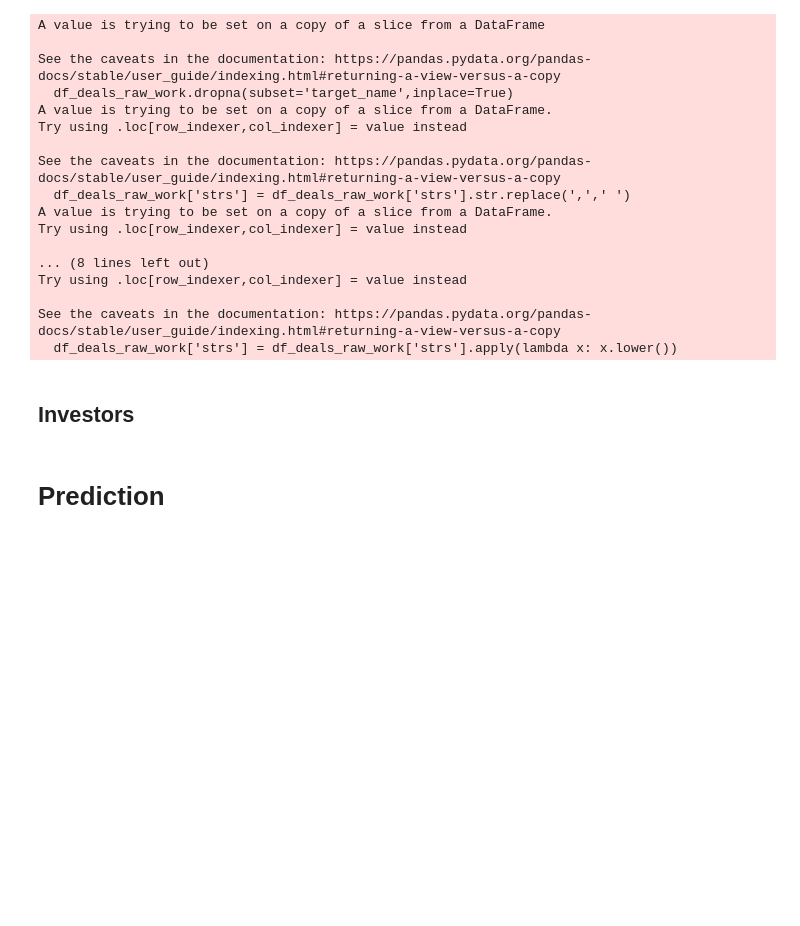
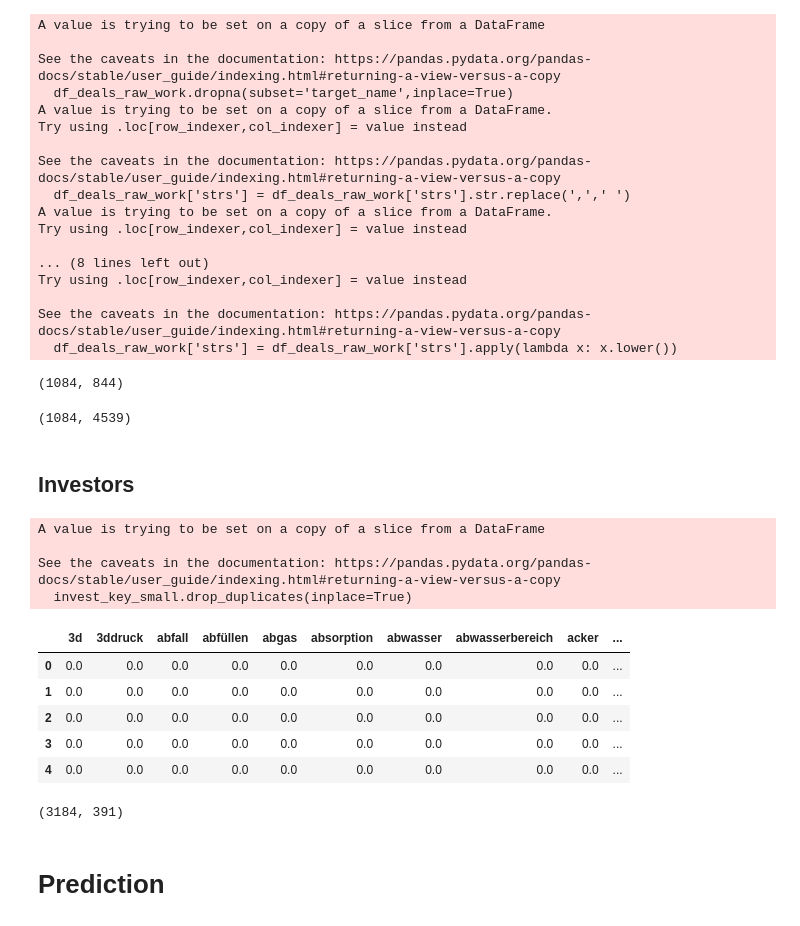
Before and after one commit to michabrz/DealMatch, a Jupyter notebook: notebooks/Unsupervised_model.ipynb, the cells around one changed output. Cells and saved outputs as stored; diff of their text form; code cells hidden in the pictures; blank space fills up the shorter version.

Commit message:
working pca & clean target

```diff
--- a/notebooks/Unsupervised_model.ipynb
+++ b/notebooks/Unsupervised_model.ipynb
@@ -126,3 +129,11 @@ Try using .loc[row_indexer,col_indexer] = value instead
 
 See the caveats in the documentation: https://pandas.pydata.org/pandas-docs/stable/user_guide/indexing.html#returning-a-view-versus-a-copy
   df_deals_raw_work['strs'] = df_deals_raw_work['strs'].apply(lambda x: x.lower())
+# %%
+df_tf_target_pca.shape
+# %% [output]
+(1084, 844)
+# %%
+df_tf_target_4pca.shape
+# %% [output]
+(1084, 4539)
@@ -131,8 +144,8 @@ See the caveats in the documentation: https://pandas.pydata.org/pandas-docs/stab
 # %%
 invest_key['name_de'] = invest_key['name_de'].replace(dict(zip(key_match.name_de,key_match.new_keyword)))
 invest_key_small = invest_key[['name','name_de']]
+invest_key_small.drop_duplicates(inplace=True)
 invest_key_concat = invest_key_small.astype(str).groupby('name').agg({'name_de':', '.join})
-
 invest_key_concat1 = invest_key_concat['name_de'].str.replace('nan','').reset_index()
 invest_key_concat1['name_de'] = invest_key_concat1['name_de'].apply(remove_punctuations)
 invest_key_concat1['name_de'].replace(r'^\s*$',np.nan,regex=True,inplace=True)
@@ -152,16 +165,37 @@ df_tf_key = pd.concat([invest_key_concat1, df_wrds_tf_key], axis=1)
 df_tf_key.drop('name_de', axis=1, inplace=True)
 df_tf_key_4pca = df_tf_key.drop('name',axis=1)
 
-pca_tf_key = PCA()
-df_tf_key_pca = pca_tf_key.fit_transform(df_tf_key_4pca)
-total_explained_variance = pca_tf_key.explained_variance_ratio_.cumsum()
-n_over_95 = len(total_explained_variance[total_explained_variance>=.95])
-n_to_reach_95 = df_tf_key_pca.shape[1] - n_over_95
-pca_tf_key = PCA(n_components=n_to_reach_95)
+# pca_tf_key = PCA()
+# df_tf_key_pca = pca_tf_key.fit_transform(df_tf_key_4pca)
+# total_explained_variance = pca_tf_key.explained_variance_ratio_.cumsum()
+# n_over_95 = len(total_explained_variance[total_explained_variance>=.95])
+# n_to_reach_95 = df_tf_key_pca.shape[1] - n_over_95
+# pca_tf_key = PCA(n_components=n_to_reach_95)
+# df_tf_key_pca = pca_tf_key.fit_transform(df_tf_key_4pca)
+
+pca_tf_key = PCA(0.95)
 df_tf_key_pca = pca_tf_key.fit_transform(df_tf_key_4pca)
 
 qty_of_nn = 5
 nn_key_tf_pca = NearestNeighbors(n_neighbors=qty_of_nn).fit(df_tf_key_pca)
+# %% [output]
+A value is trying to be set on a copy of a slice from a DataFrame
+
+See the caveats in the documentation: https://pandas.pydata.org/pandas-docs/stable/user_guide/indexing.html#returning-a-view-versus-a-copy
+  invest_key_small.drop_duplicates(inplace=True)
+# %%
+df_tf_key_4pca.head()
+# %% [output]
+|  | 3d | 3ddruck | abfall | abfüllen | abgas | absorption | abwasser | abwasserbereich | acker | ... |
+| 0 | 0.0 | 0.0 | 0.0 | 0.0 | 0.0 | 0.0 | 0.0 | 0.0 | 0.0 | ... |
+| 1 | 0.0 | 0.0 | 0.0 | 0.0 | 0.0 | 0.0 | 0.0 | 0.0 | 0.0 | ... |
+| 2 | 0.0 | 0.0 | 0.0 | 0.0 | 0.0 | 0.0 | 0.0 | 0.0 | 0.0 | ... |
+| 3 | 0.0 | 0.0 | 0.0 | 0.0 | 0.0 | 0.0 | 0.0 | 0.0 | 0.0 | ... |
+| 4 | 0.0 | 0.0 | 0.0 | 0.0 | 0.0 | 0.0 | 0.0 | 0.0 | 0.0 | ... |
+# %%
+df_tf_key_pca.shape
+# %% [output]
+(3184, 391)
 # %% [markdown]
 # Prediction
 # %%
```
Also changed, not shown: parts of 2 cells of this notebook, 21 other files.
